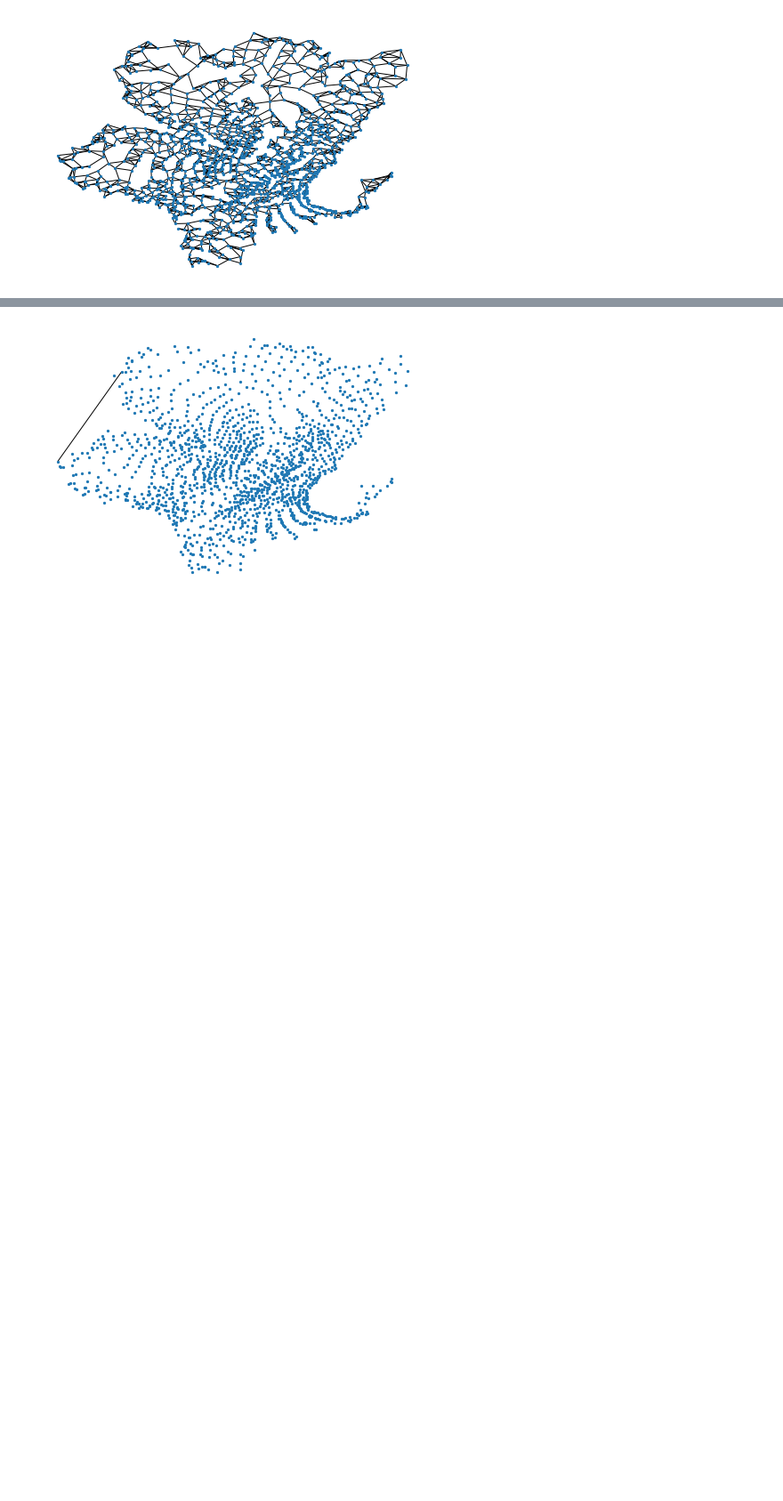
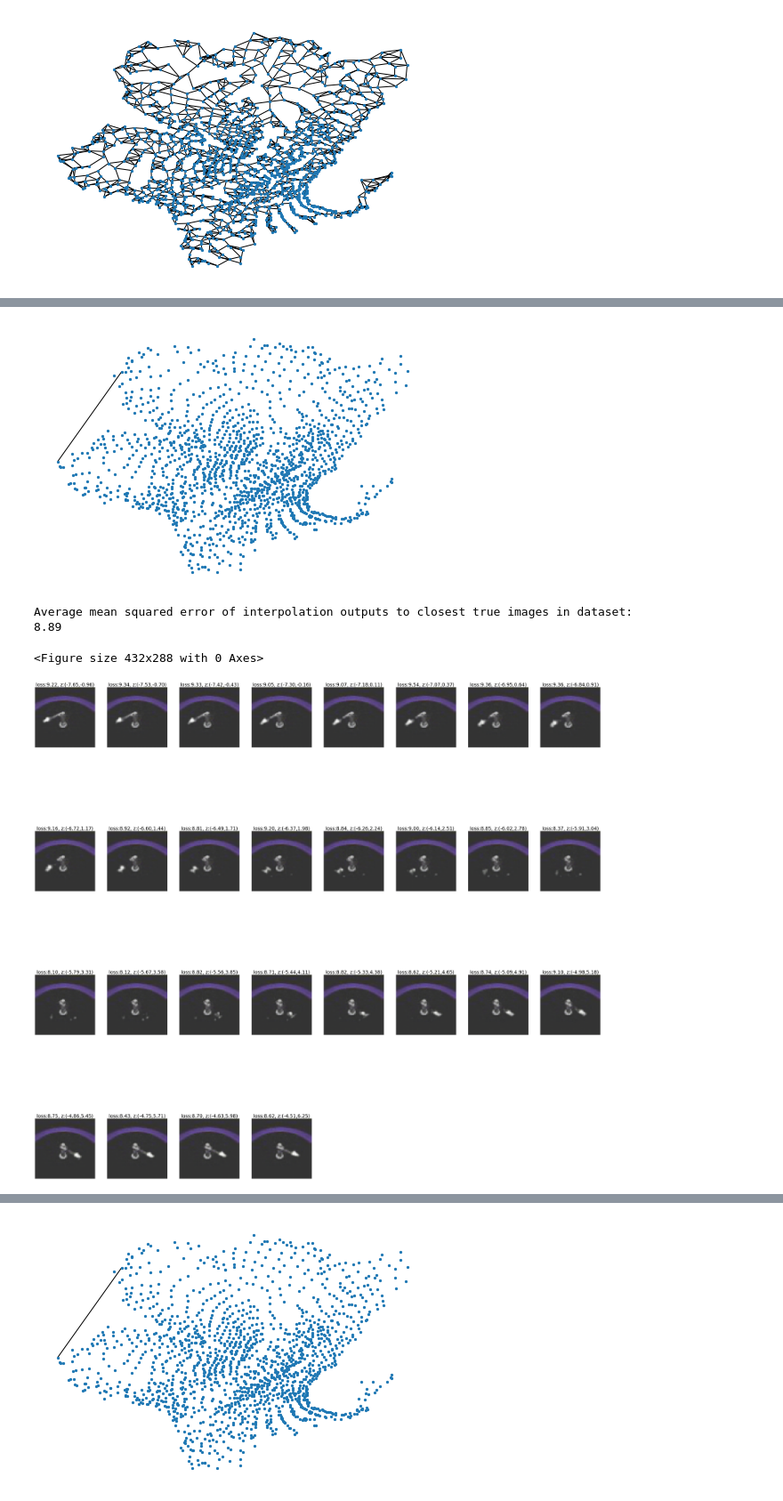
Before and after one commit to Iddoyadlin/DeepLearningCS3598, a Jupyter notebook: graph.ipynb, the cells around one changed output, grey strips where cells are left out. Shown at 89% size. Cells and saved outputs as stored; diff of their text form; code cells hidden in the pictures; blank space fills up the shorter version.

```diff
--- a/graph.ipynb
+++ b/graph.ipynb
@@ -311,2 +369,25 @@ display_neighbors_for_latent_image(encoding,model, 0)
+# %%
+#demonstrating naive linear interpolation in latent space artifacts, with benchmarks/model2
+bottom_node = 801
+top_node = 968
+path =[801, 968]
+display_path_graph(G, path)
+
+path = [bottom_node,top_node]
+
+interpolation_path = surf(path, 28)
+imgs = [(latent_to_img(z, model)*255).astype(np.uint8) for z in interpolation_path]
+avg_loss, losses = average_interpolation_mse(encoding, imgs)
+
+
+msg_fmt = "Average mean squared error of interpolation outputs to closest true images in dataset:\n{:.2f}"
+print(msg_fmt.format(avg_loss))
+show_interpolation(imgs, interpolation_path, losses)
+# %% [output]
+[figure, added]
+Average mean squared error of interpolation outputs to closest true images in dataset:
+8.89
+<Figure size 432x288 with 0 Axes>
+[figure, added]
 # %%
 ## shortest_path for two most distant points ##
```
Also changed, not shown: parts of 10 cells of this notebook.
